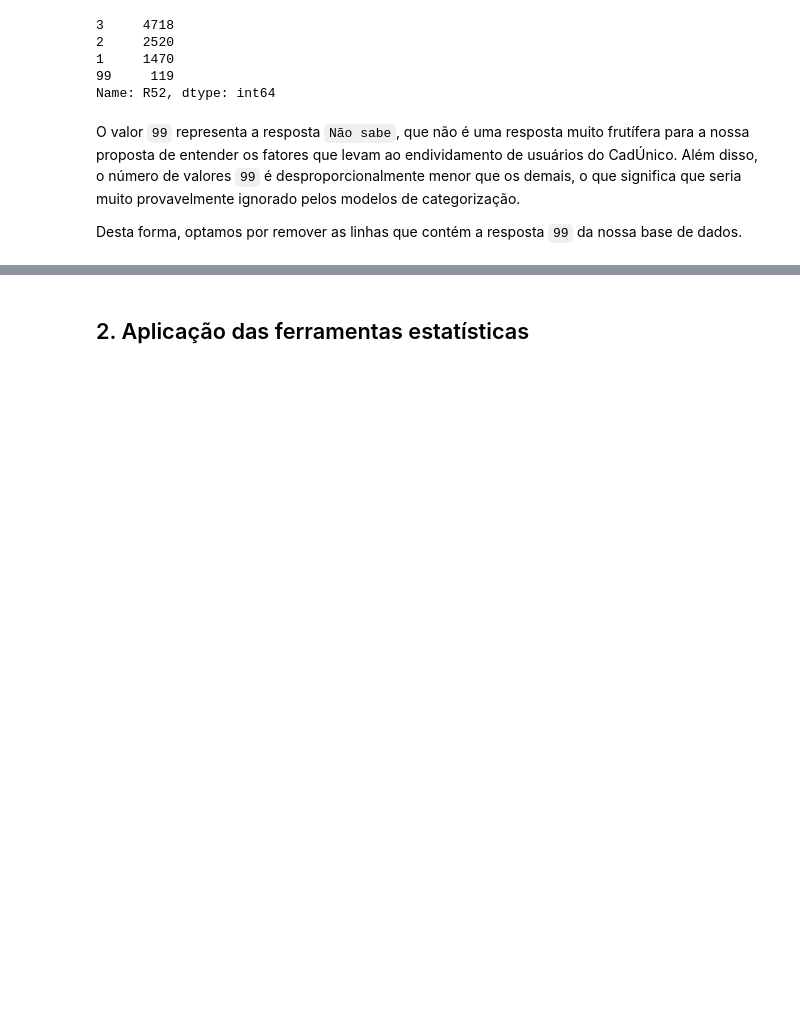
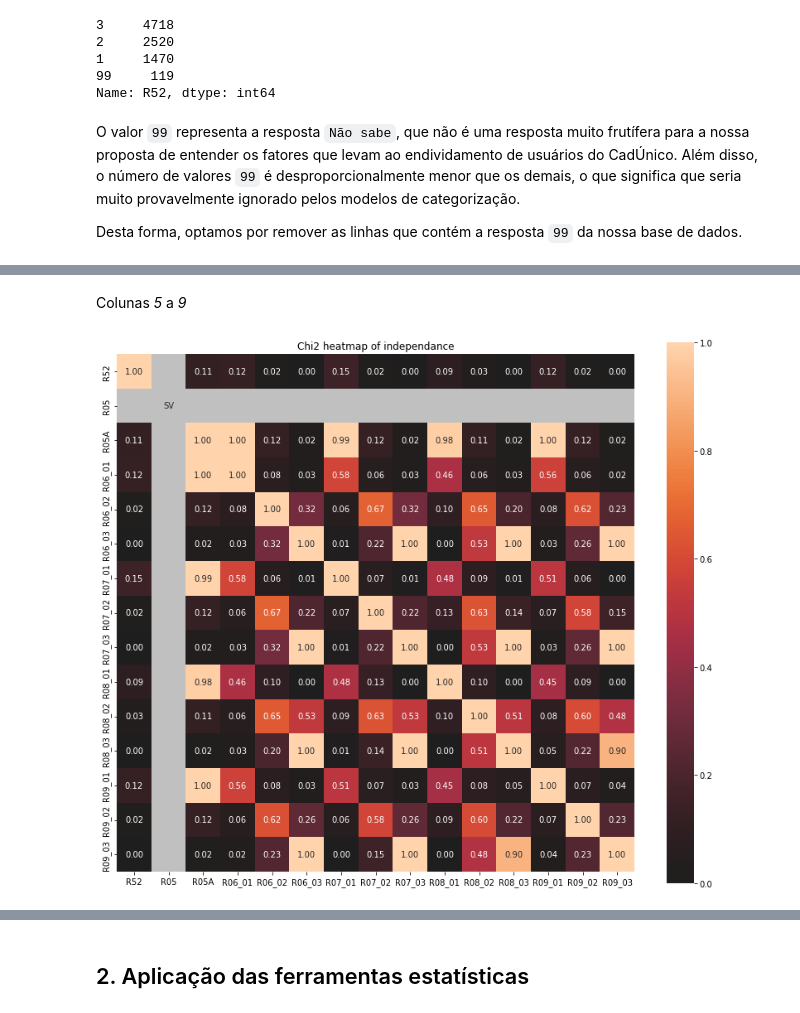
Before and after one commit to insper-classroom/23-1a-cd-p2-anderson_samuel_vinicius, a Jupyter notebook: Relatório.ipynb, the cells around one changed output, grey strips where cells are left out. Drawn from its saved outputs; the diff is of its cells as text; code cells hidden in the pictures; blank space fills up the shorter version.

```diff
--- a/Relatório.ipynb
+++ b/Relatório.ipynb
@@ -190,2 +385,0 @@ Para evitar que isso seja um problema no futuro, vamos substituir os nulos dessa
-# %%
-responsaveis_df = responsaveis_df.astype(str)
@@ -249,4 +385,0 @@ per_relevantes
-# %%
-# Filtrando apenas as colunas com informações relevantes
-responsaveis_df = responsaveis_df.loc[:, per_relevantes]
-responsaveis_df
@@ -271,5 +385,0 @@ Ainda há valores nulos em nosso DataFrame, em posições que podemos não conhe
-# %%
-for column in list(responsaveis_df.columns):
-    if False in [x.isdigit() for x in list(responsaveis_df[column])]:
-        print(responsaveis_df[column].value_counts())
-        print("---------------------------------")
@@ -301,0 +386,4 @@ Name: R52, dtype: int64
+# %%
+responsaveis_df = responsaveis_df[responsaveis_df['R52'] != '99']
+responsaveis_df['R52'] = responsaveis_df['R52'].cat.remove_categories('99')
+responsaveis_df['R52'].value_counts()
@@ -301,0 +426,26 @@ Name: R52, dtype: int64
+# %% [markdown]
+Colunas _5_ a _9_
+# %%
+# Pegando as colunas para selecionar pelo dicionário
+bloco_buscado = []
+aux = ''
+i = 5
+while i <= 9:
+    aux = 'R0' + str(i)
+    bloco_buscado.append(aux)
+    i += 1
+
+# Separando o bloco por loc
+perguntas = ['R52']
+for per in bloco_buscado:
+    for column in col_per_quest[per]:
+        perguntas.append(column)
+
+
+analise = responsaveis_df.loc[:, perguntas]
+
+# Teste do Chi Quadrado
+associations(analise,figsize=(14,12),title="Chi2 heatmap of independance")
+plt.show()
+# %% [output]
+[figure, added]
```
Also changed, not shown: parts of 112 cells of this notebook.
